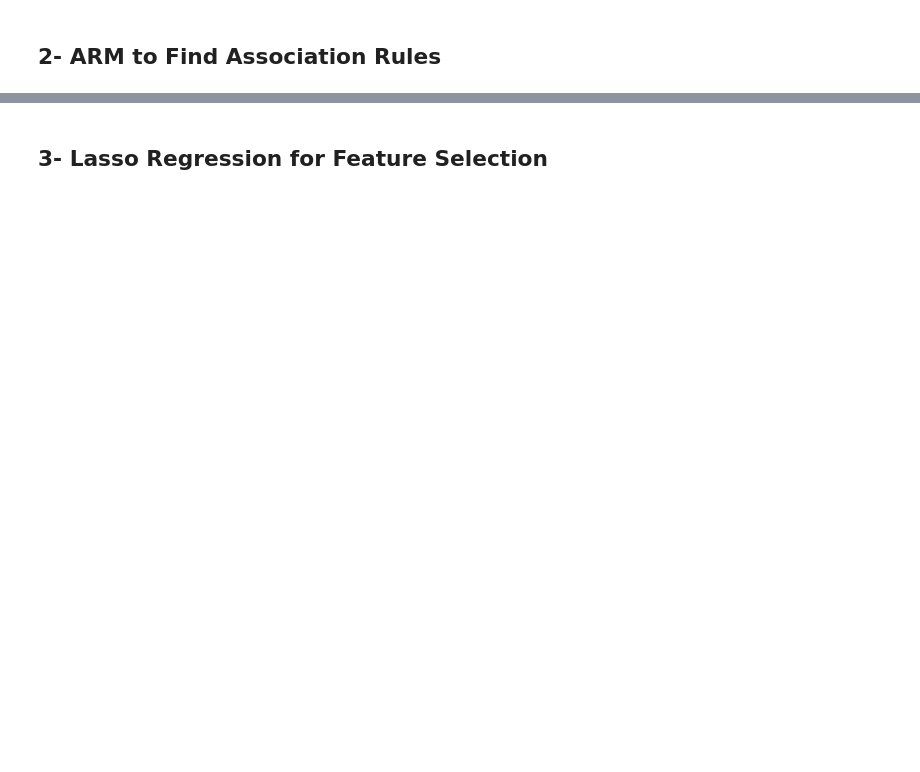
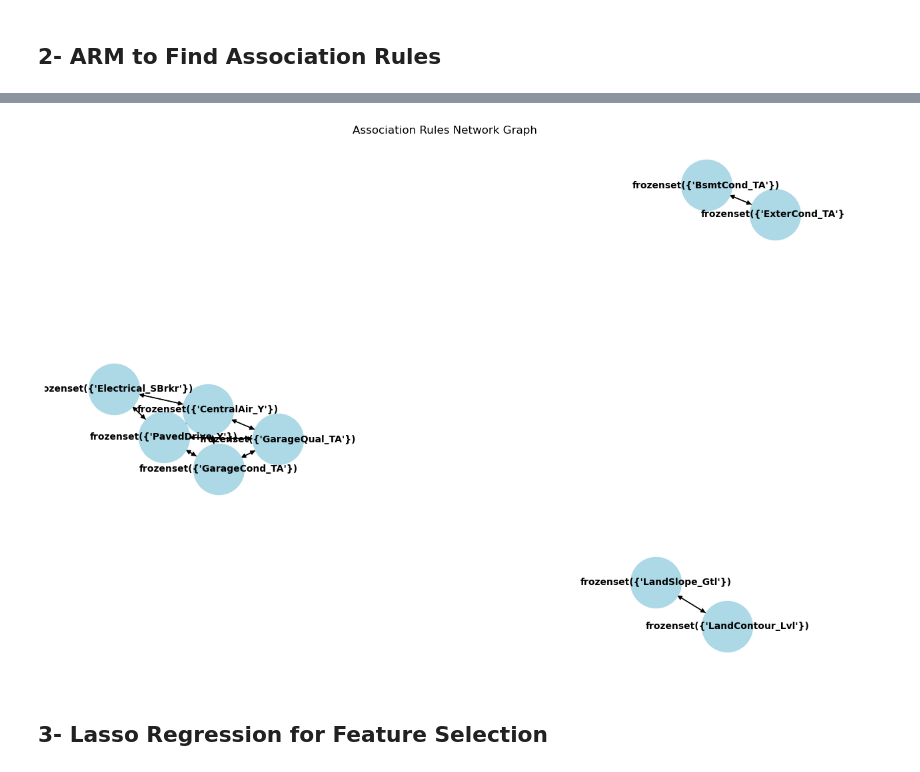
Before and after one commit to boraaktas/COMP4433-Team_Project, a Jupyter notebook: final.ipynb, the cells around one changed output, grey strips where cells are left out. Cells and saved outputs as stored; diff of their text form; code cells hidden in the pictures; blank space fills up the shorter version.

Commit message:
feature engineering and selection

```diff
--- a/final.ipynb
+++ b/final.ipynb
@@ -495,0 +524,3 @@ pd.DataFrame(TRAIN_DATA[TARGET_COLUMN].describe()).T.round(3)
+# %%
+IMPUTED_TRAIN_DATA = add_features(IMPUTED_TRAIN_DATA)
+IMPUTED_TRAIN_DATA.info()
@@ -497,0 +549,5 @@ pd.DataFrame(TRAIN_DATA[TARGET_COLUMN].describe()).T.round(3)
+# %%
+#Get categorical features only
+categorical_columns = IMPUTED_TRAIN_DATA.select_dtypes(include=['object', 'category']).columns.tolist()
+IMPUTED_TRAIN_DATA_CATEGORICAL = IMPUTED_TRAIN_DATA[categorical_columns]
+IMPUTED_TRAIN_DATA_CATEGORICAL.head()
@@ -497,0 +562,6 @@ pd.DataFrame(TRAIN_DATA[TARGET_COLUMN].describe()).T.round(3)
+# %%
+#One-hot encode the categorical features
+one_hot_train_data = pd.get_dummies(IMPUTED_TRAIN_DATA_CATEGORICAL)
+frequent_itemsets = apriori(one_hot_train_data, min_support=0.8, use_colnames=True, max_len=2)
+rules = association_rules(frequent_itemsets, metric='confidence', min_threshold=0.8)
+print(rules[['antecedents', 'consequents', 'support', 'confidence', 'lift']])
@@ -497,0 +586,6 @@ pd.DataFrame(TRAIN_DATA[TARGET_COLUMN].describe()).T.round(3)
+# %%
+#Filter rules with lift greater than 1
+strong_rules = rules[rules['lift'] > 1]
+strong_rules = strong_rules.sort_values(by='lift', ascending=False)
+
+print(strong_rules.head(20))
@@ -498,2 +610,23 @@ pd.DataFrame(TRAIN_DATA[TARGET_COLUMN].describe()).T.round(3)
+# %%
+#Visualize Rules
+import networkx as nx
+
+# Create a graph
+G = nx.from_pandas_edgelist(
+    strong_rules.head(20),
+    source='antecedents',
+    target='consequents',
+    edge_attr=True,
+  create_using=nx.DiGraph()
+)
+
+#Draw the graph
+plt.figure(figsize=(12, 8))
+pos = nx.spring_layout(G, k=0.5)
+nx.draw(G, pos, with_labels=True, node_size=3000, node_color='lightblue', font_size=10, font_weight='bold', arrows=True)
+plt.title('Association Rules Network Graph')
+plt.show()
+# %% [output]
+[figure, added]
 # %% [markdown]
 ## 3- Lasso Regression for Feature Selection
```
Also changed, not shown: parts of 18 cells of this notebook.
